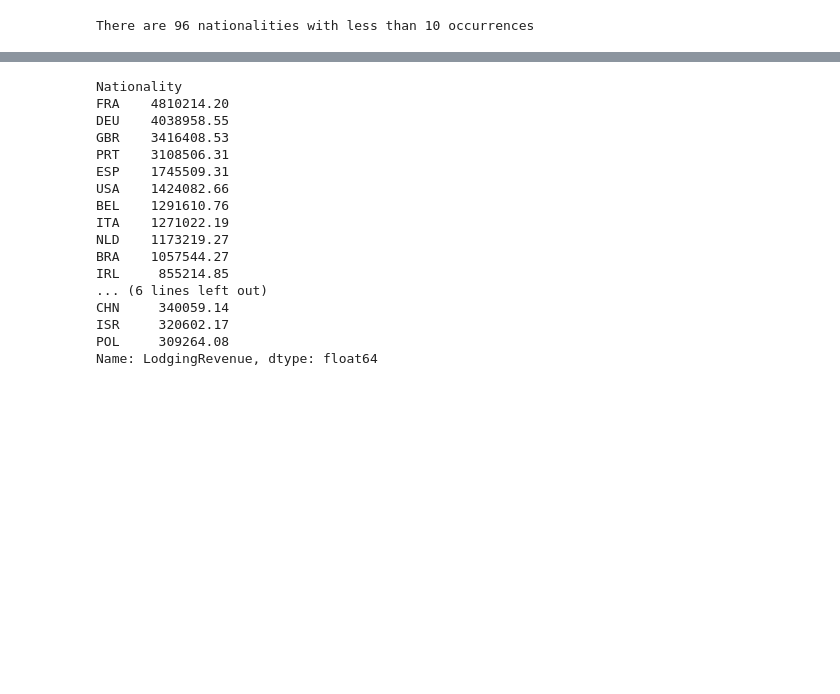
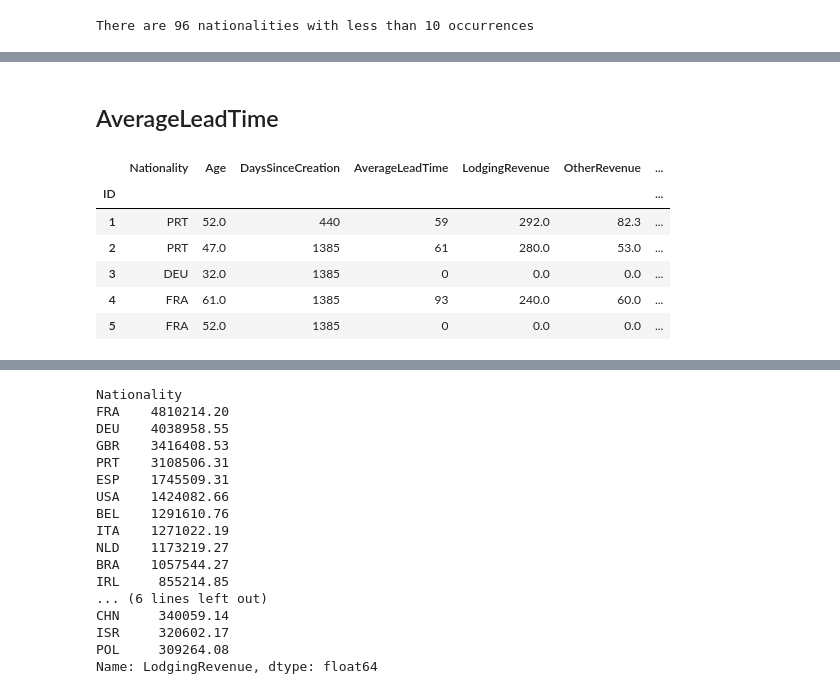
Before and after one commit to RubenCMarques/Hotel-Customer-Segmentation, a Jupyter notebook: Notebooks/Diogo_workspace.ipynb, the cells around one changed output, grey strips where cells are left out. Saved outputs shown, nothing was run; the diff lists cells and outputs as text; code cells hidden in the pictures; blank space fills up the shorter version.

```diff
--- a/Notebooks/Diogo_workspace.ipynb
+++ b/Notebooks/Diogo_workspace.ipynb
@@ -310,0 +414,12 @@ data['TotalRevenue'] = data['LodgingRevenue'] + data['OtherRevenue']
+# %% [markdown]
+## AverageLeadTime
+# %%
+data.head()
+# %% [output]
+|  | Nationality | Age | DaysSinceCreation | AverageLeadTime | LodgingRevenue | OtherRevenue | ... |
+| ID |  |  |  |  |  |  | ... |
+| 1 | PRT | 52.0 | 440 | 59 | 292.0 | 82.3 | ... |
+| 2 | PRT | 47.0 | 1385 | 61 | 280.0 | 53.0 | ... |
+| 3 | DEU | 32.0 | 1385 | 0 | 0.0 | 0.0 | ... |
+| 4 | FRA | 61.0 | 1385 | 93 | 240.0 | 60.0 | ... |
+| 5 | FRA | 52.0 | 1385 | 0 | 0.0 | 0.0 | ... |
```
Also changed, not shown: parts of 21 cells of this notebook.
